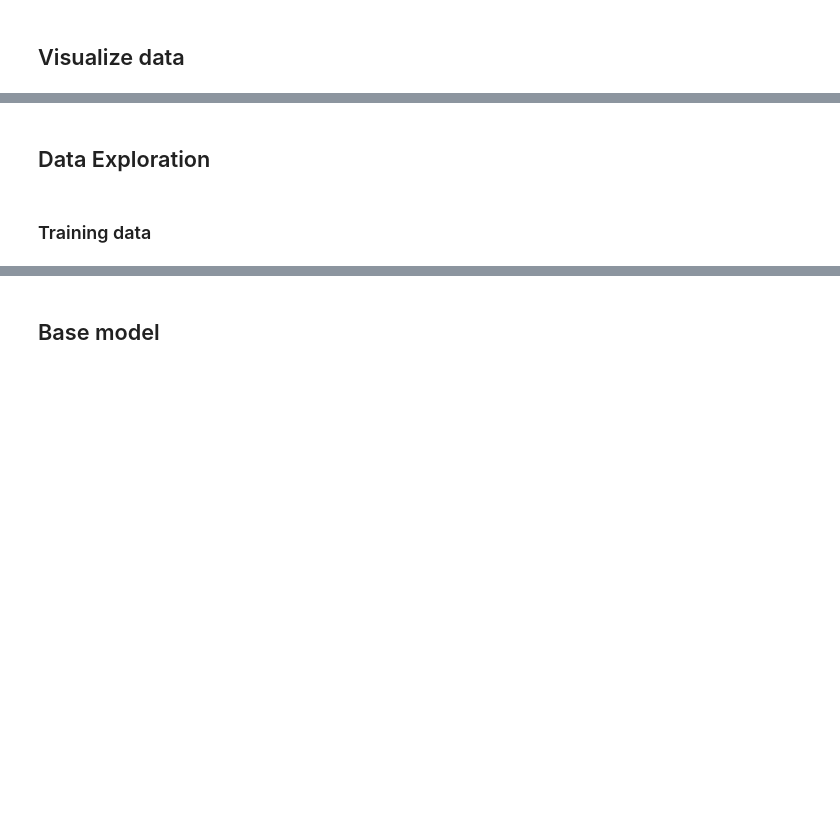
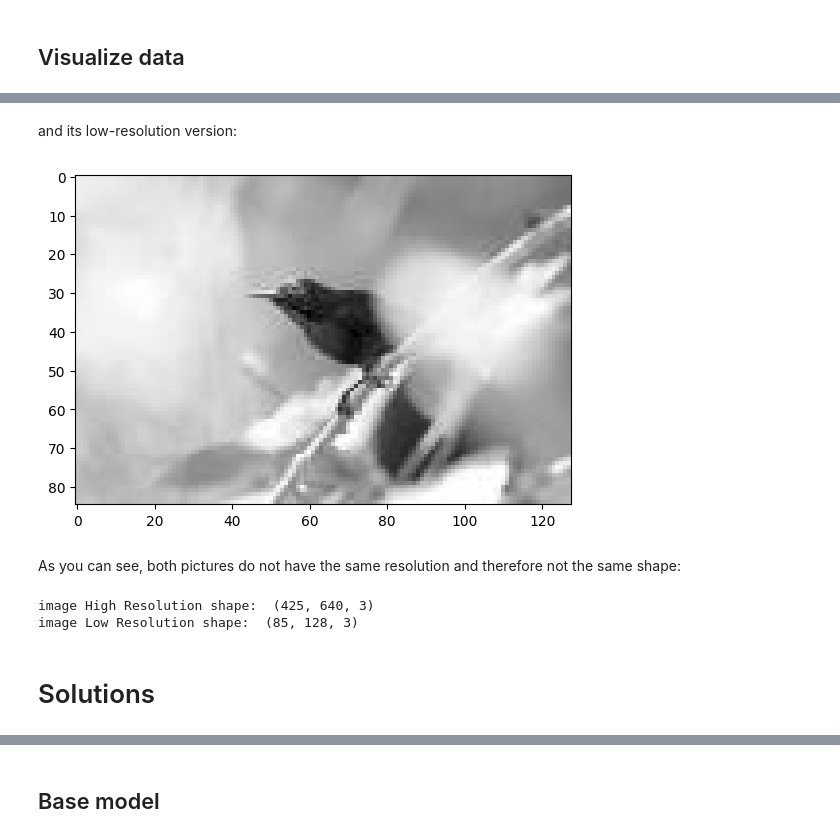
Before and after one commit to Nico9803/DATACAMP--RAMP, a Jupyter notebook: picture_reconstruction_starting_kit.ipynb, the cells around one changed output, grey strips where cells are left out. Cells and saved outputs as stored; diff of their text form; code cells hidden in the pictures; blank space fills up the shorter version.

```diff
--- a/picture_reconstruction_starting_kit.ipynb
+++ b/picture_reconstruction_starting_kit.ipynb
@@ -136,4 +138,17 @@ imgplot = plt.imshow(img)
+# %% [markdown]
+and its low-resolution version:
+# %%
+img_lo=mpimg.imread(data_repo_train +'L00020_lo.jpg')
+imgplot = plt.imshow(img_lo)
+# %% [output]
+[figure, added]
+# %% [markdown]
+As you can see, both pictures do not have the same resolution and therefore not the same shape:
+# %%
+print("image High Resolution shape: ", img_hi.shape)
+print("image Low Resolution shape: ", img_lo.shape)
+# %% [output]
+image High Resolution shape:  (425, 640, 3)
+image Low Resolution shape:  (85, 128, 3)
 # %% [markdown]
-## Data Exploration <a class="anchor" id="exploration"></a>
+# Solutions  <a class="anchor" id="solutions"></a>
-# %% [markdown]
-### Training data
```
Also changed, not shown: parts of 38 cells of this notebook, 1 other file.
